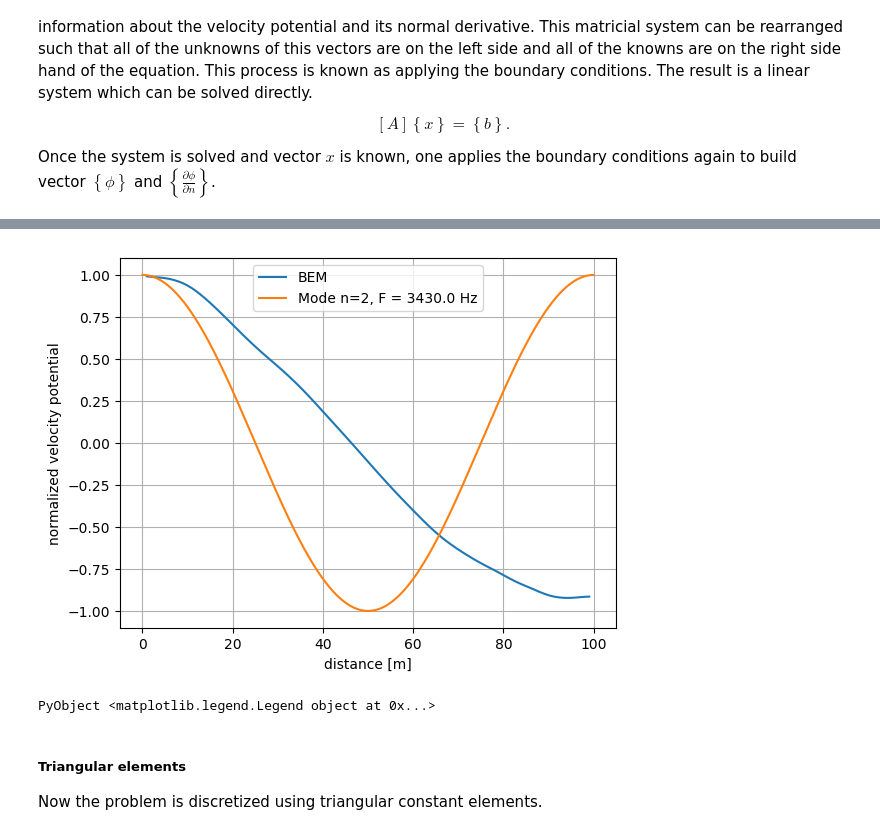
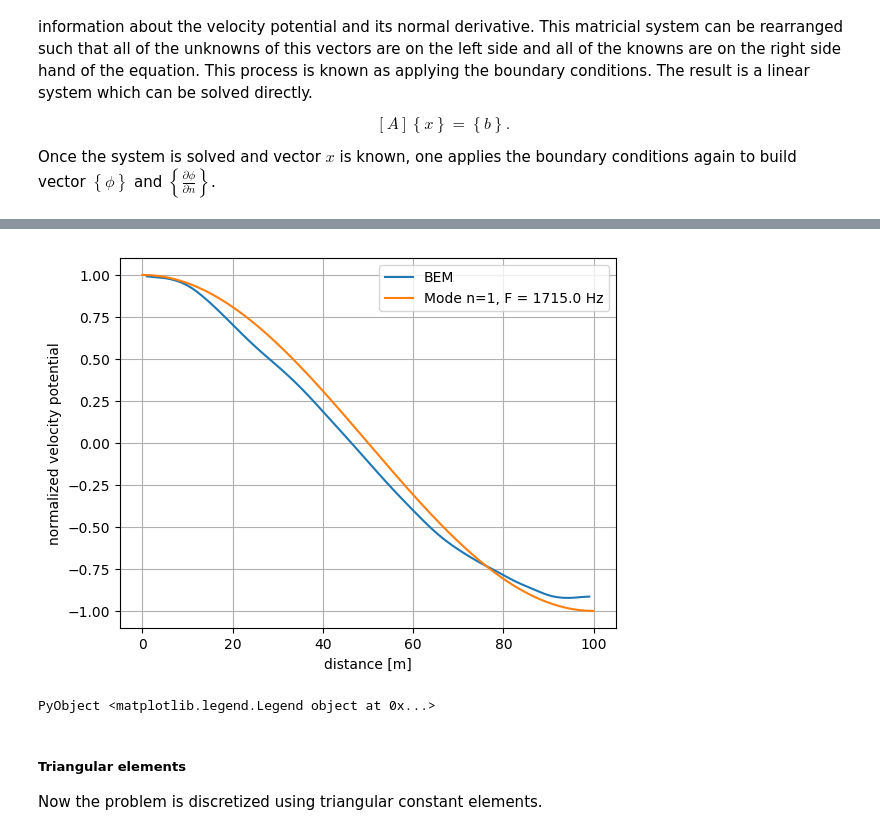
Before and after one commit to alvarocafe/BB, a Jupyter notebook: docs/note_BEM.ipynb, the cells around one changed output, grey strips where cells are left out. Drawn from its saved outputs; the diff is of its cells as text; code cells hidden in the pictures.

```diff
--- a/docs/note_BEM.ipynb
+++ b/docs/note_BEM.ipynb
@@ -108,22 +108,20 @@ Building G and H matrices...
 # %%
 # Now, the domain points will be created
-n_pint = 100
-n = 2; L = 100; c = 343*1000;
 PONTOS_int = zeros(n_pint,4)
 for i = 1:n_pint
 	PONTOS_int[i,:] = [i 0 0 (100/n_pint-0.01)*i]
 end
 # The velocity potential is obtained for domain points
 phi_pint=calc_T_pint(PONTOS_int,NOS_GEO,ELEM,phi,q,k,qsi,w,0)
 plot(PONTOS_int[:,4],real(phi_pint)./maximum(abs.(phi_pint[:,1])),label="BEM")
 xlabel("distance [m]")
 ylabel("normalized velocity potential")
 grid(1)
 hold(1)
 plot(x1,phi_closed(x1,n,L,c),label="Mode n=$(n), F = $(F_closed(n,L,c)/(2*pi)) Hz")
 legend()
 # %% [output]
-[figure, old version]
+[figure, new version]
 PyObject <matplotlib.legend.Legend object at 0x...>
 # %% [markdown]
 ##### Triangular elements
```
Also changed, not shown: parts of 3 cells of this notebook, 3 other files.
